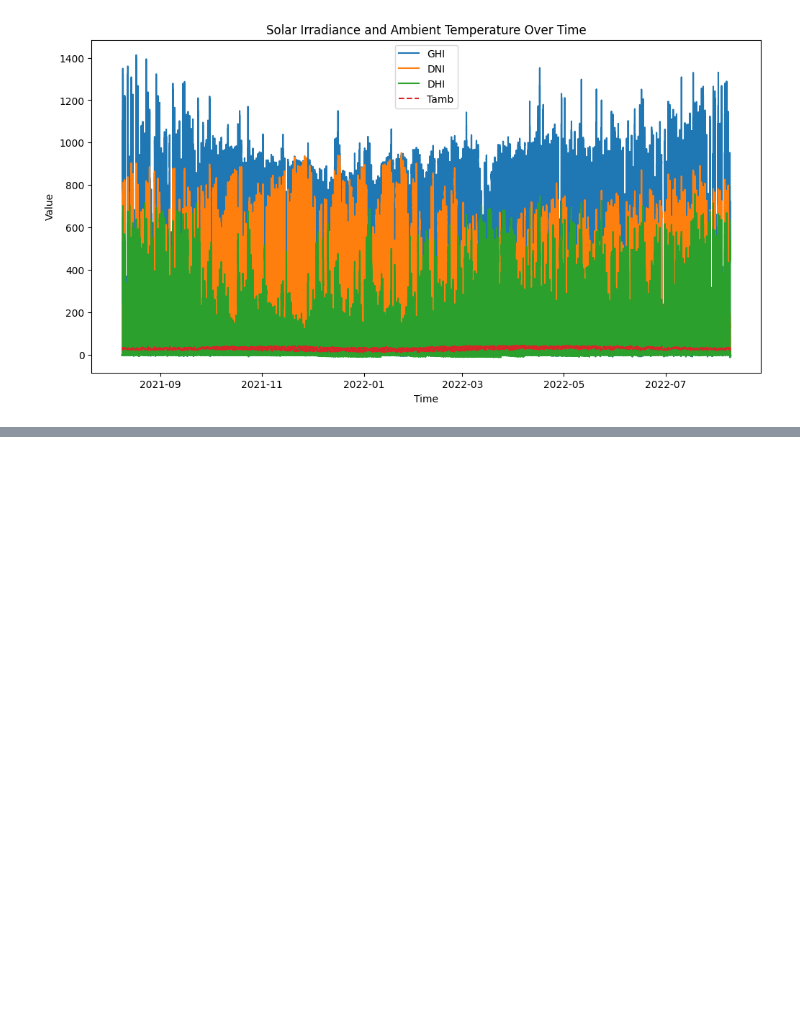
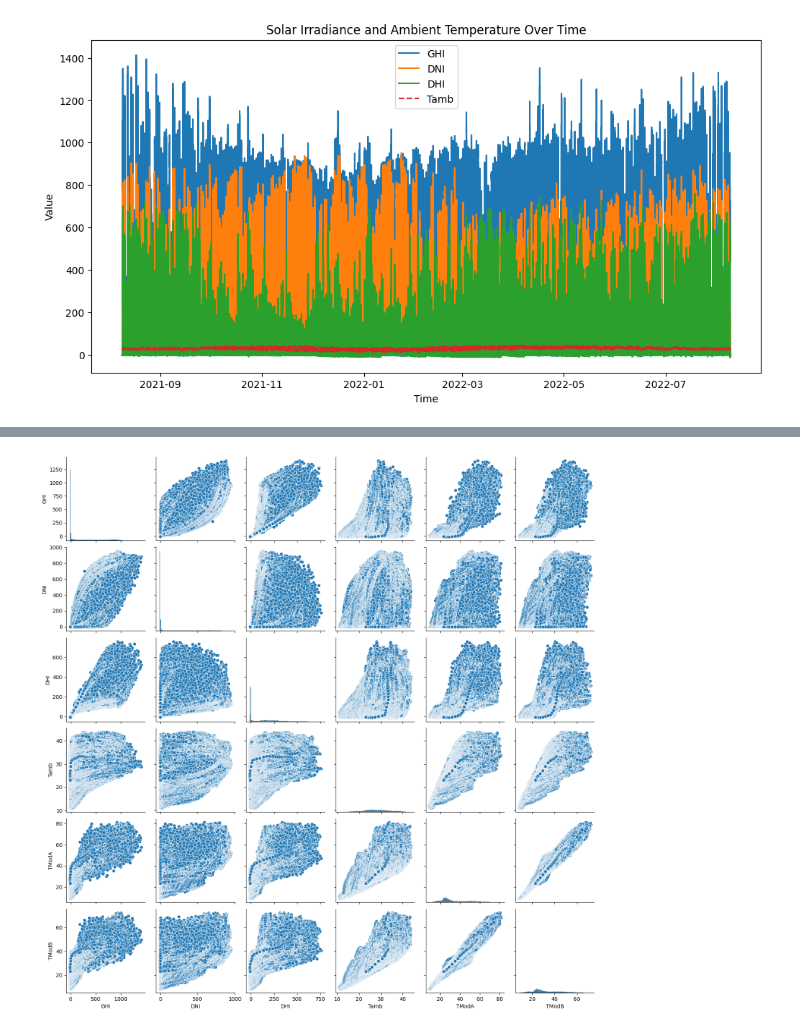
Before and after one commit to nani020/Kifiya-week0, a Jupyter notebook: notebooks/EDA.ipynb, the cells around one changed output, grey strips where cells are left out. Cells and saved outputs as stored; diff of their text form; code cells hidden in the pictures; blank space fills up the shorter version.

```diff
--- a/notebooks/EDA.ipynb
+++ b/notebooks/EDA.ipynb
@@ -96,0 +105,6 @@ plt.show()
+# %%
+# Pair plot for solar and temperature variables:
+sns.pairplot(data[['GHI', 'DNI', 'DHI', 'Tamb', 'TModA', 'TModB']])
+plt.show()
+# %% [output]
+[figure, added]
```
Also changed, not shown: parts of 3 cells of this notebook.
